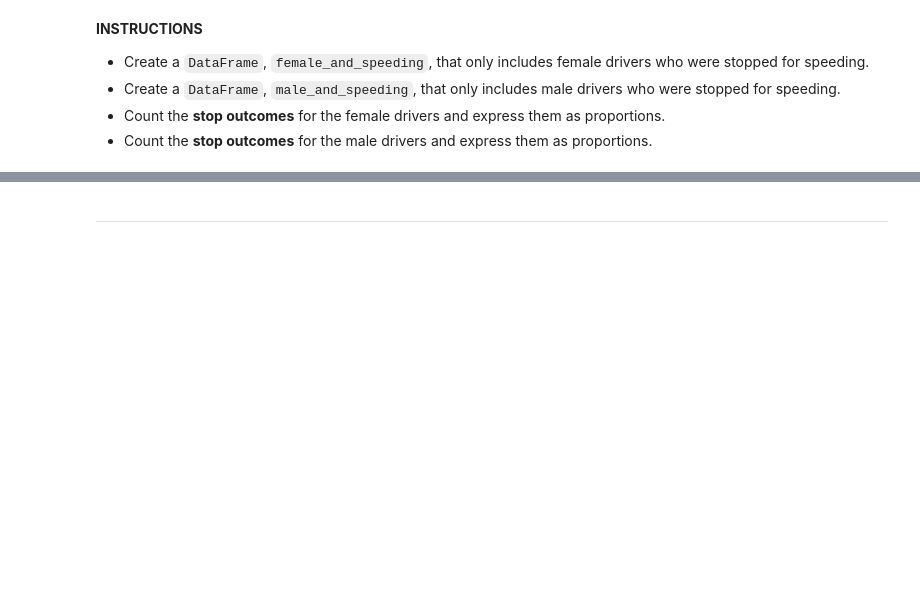
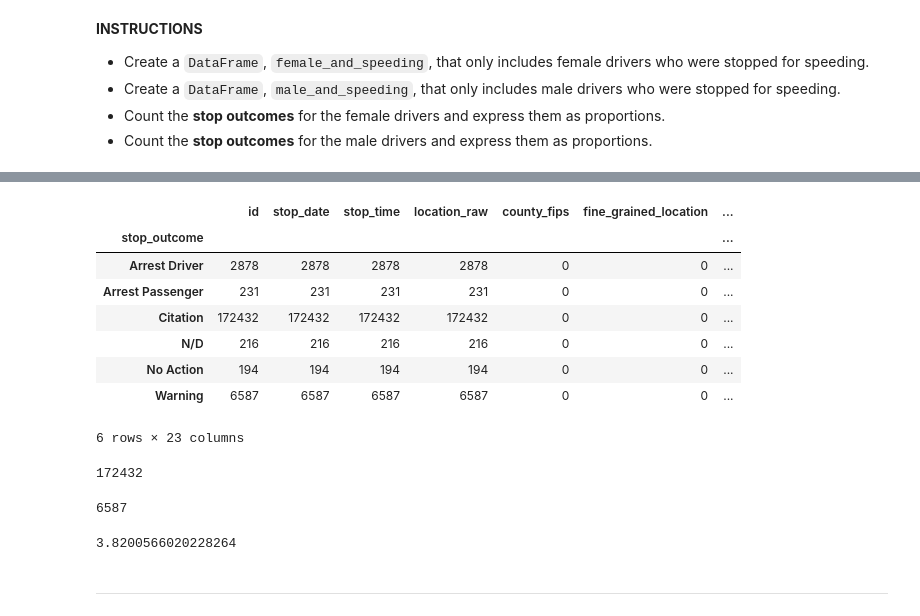
Before and after one commit to Ertugrul-Kurubal/Data-Analysis-With-Python-Projects, a Jupyter notebook: 02-Exploring The Relationship Between Gender And Policing (Student).ipynb, the cells around one changed output, grey strips where cells are left out. Saved outputs shown, nothing was run; the diff lists cells and outputs as text; code cells hidden in the pictures; blank space fills up the shorter version.

```diff
--- a/02-Exploring The Relationship Between Gender And Policing (Student).ipynb
+++ b/02-Exploring The Relationship Between Gender And Policing (Student).ipynb
@@ -213,3 +284,30 @@ Then, for each **gender**, you'll use the ``stop_outcome`` column to calculate w
+# %%
+male_and_speeding.groupby("stop_outcome").count()
+# %% [output]
+|  | id | stop_date | stop_time | location_raw | county_fips | fine_grained_location | ... |
+| stop_outcome |  |  |  |  |  |  | ... |
+| Arrest Driver | 2878 | 2878 | 2878 | 2878 | 0 | 0 | ... |
+| Arrest Passenger | 231 | 231 | 231 | 231 | 0 | 0 | ... |
+| Citation | 172432 | 172432 | 172432 | 172432 | 0 | 0 | ... |
+| N/D | 216 | 216 | 216 | 216 | 0 | 0 | ... |
+| No Action | 194 | 194 | 194 | 194 | 0 | 0 | ... |
+| Warning | 6587 | 6587 | 6587 | 6587 | 0 | 0 | ... |
+6 rows × 23 columns
+# %%
+cita_m = len(male_and_speeding[male_and_speeding["stop_outcome"] == "Citation"])
+cita_m
+# %% [output]
+172432
+# %%
+warn_m = len(male_and_speeding[male_and_speeding["stop_outcome"] == "Warning"])
+warn_m
+# %% [output]
+6587
+# %%
+rate_m = (warn_m/cita_m)*100
+rate_m
+# %% [output]
+3.8200566020228264
 # %% [markdown]
 ***
 # %% [markdown]
```
Also changed, not shown: parts of 8 cells of this notebook.
